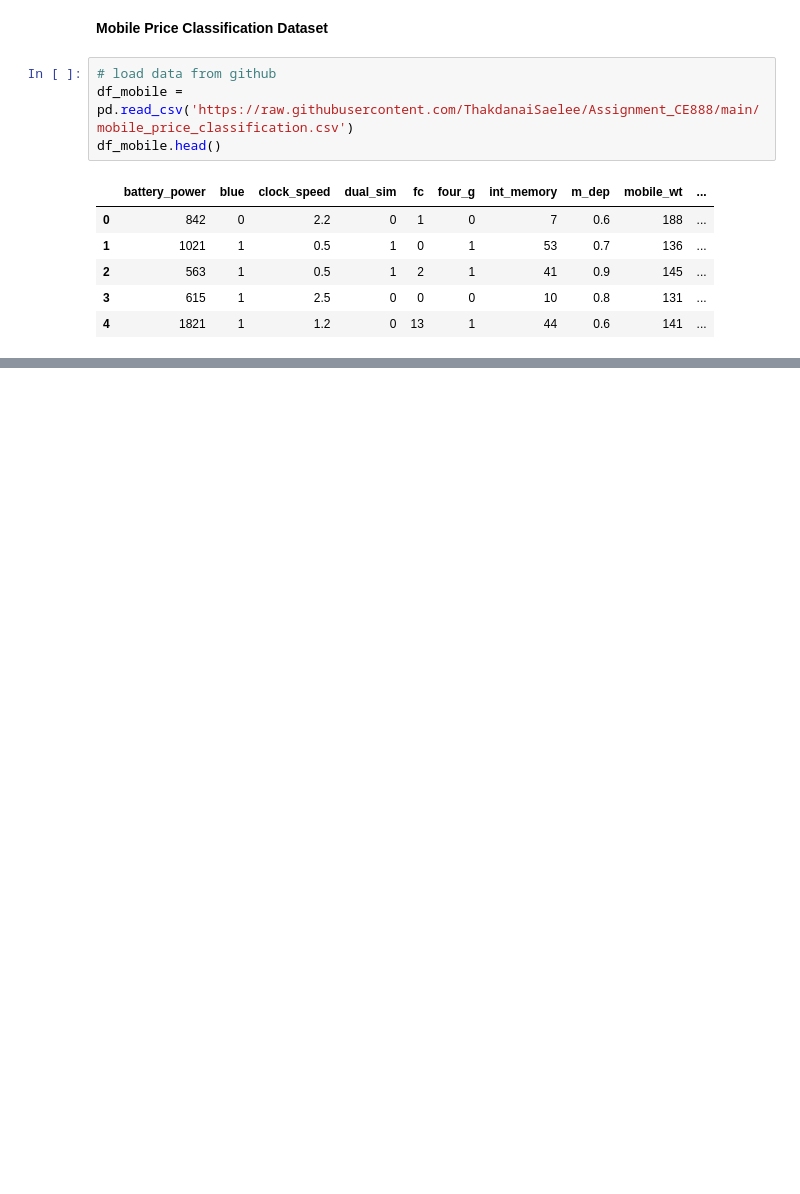
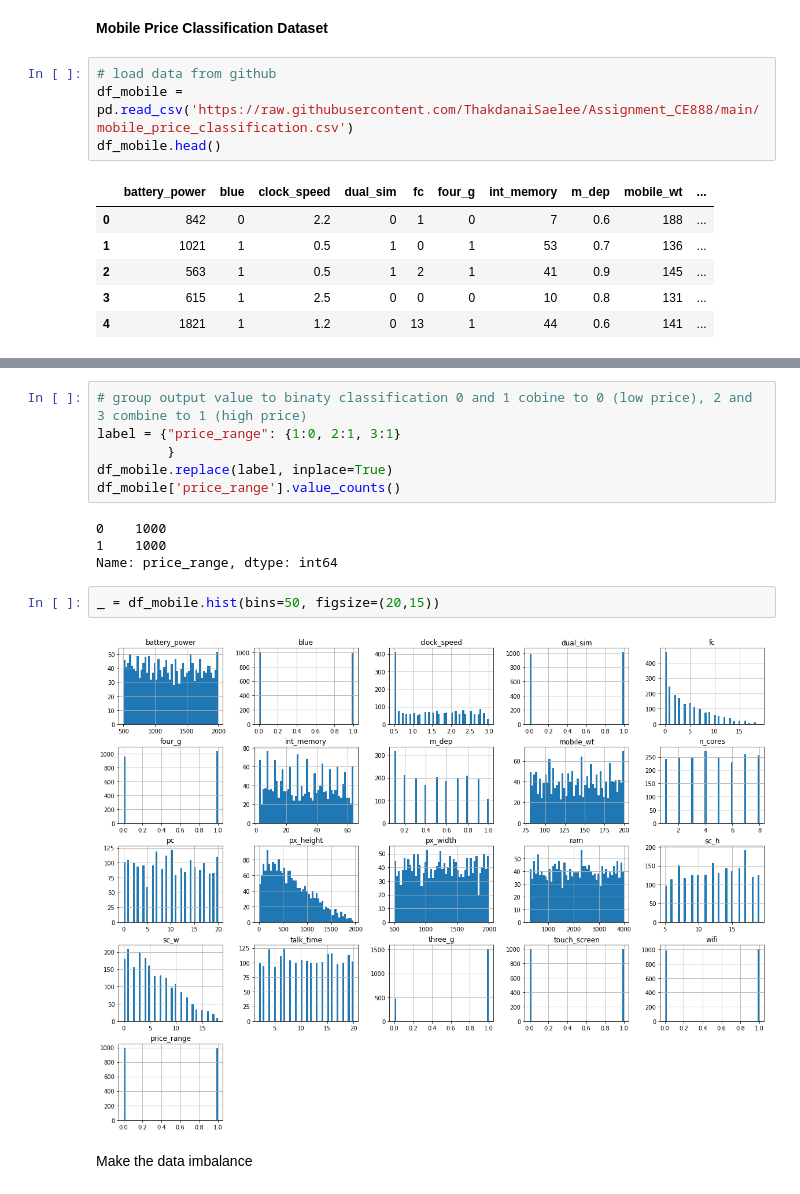
Before and after one commit to ThakdanaiSaelee/Assignment_CE888, a Jupyter notebook: Assignment.ipynb, the cells around one changed output, grey strips where cells are left out. Saved outputs shown, nothing was run; the diff lists cells and outputs as text; blank space fills up the shorter version.

```diff
--- a/Assignment.ipynb
+++ b/Assignment.ipynb
@@ -22,0 +53,16 @@ df_mobile.head()
+# %%
+# group output value to binaty classification 0 and 1 cobine to 0 (low price), 2 and 3 combine to 1 (high price)
+label = {"price_range": {1:0, 2:1, 3:1}
+         }
+df_mobile.replace(label, inplace=True)
+df_mobile['price_range'].value_counts()
+# %% [output]
+0    1000
+1    1000
+Name: price_range, dtype: int64
+# %%
+_ = df_mobile.hist(bins=50, figsize=(20,15))
+# %% [output]
+[figure, added]
+# %% [markdown]
+Make the data imbalance
```
Also changed, not shown: parts of 7 cells of this notebook.
